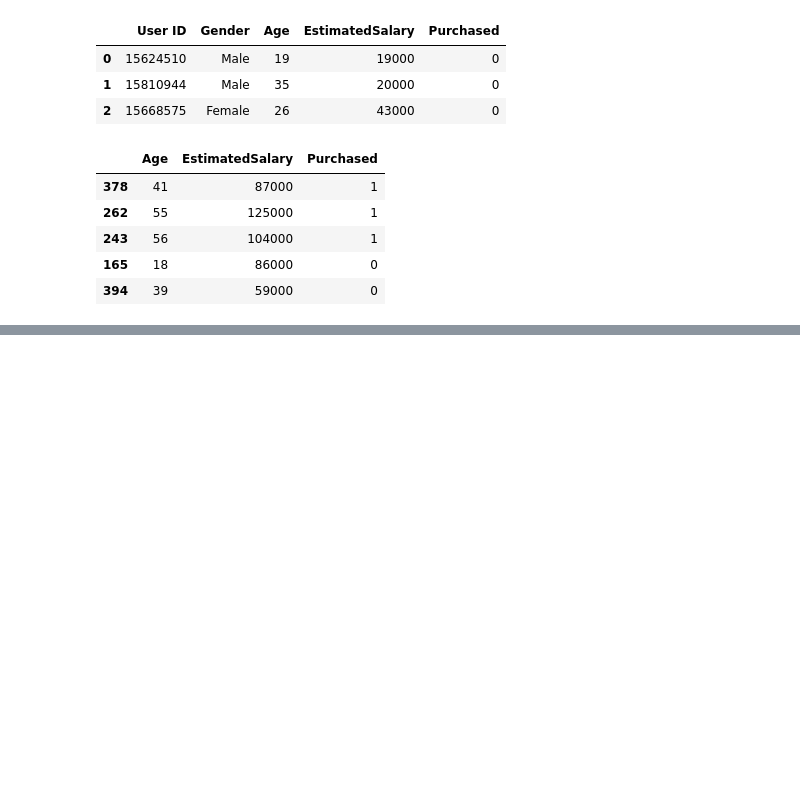
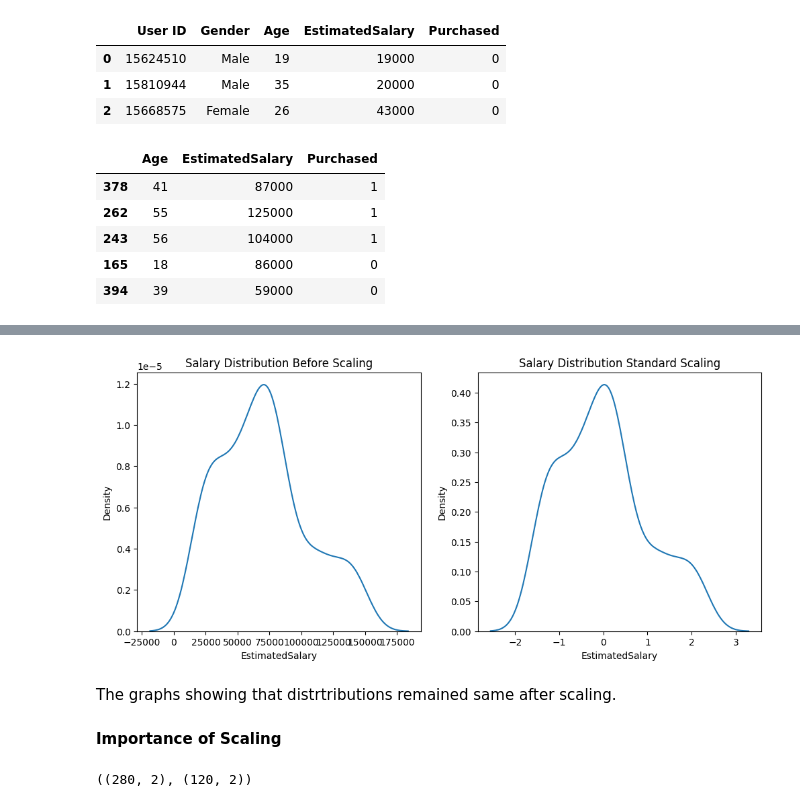
Before and after one commit to samiha-mahin/Data-Analysis, a Jupyter notebook: Feature_Engineering.ipynb, the cells around one changed output, grey strips where cells are left out. Drawn from its saved outputs; the diff is of its cells as text; code cells hidden in the pictures; blank space fills up the shorter version.

```diff
--- a/Feature_Engineering.ipynb
+++ b/Feature_Engineering.ipynb
@@ -75,0 +267,18 @@ df.sample(5)
+# %%
+fig, (ax1, ax2) = plt.subplots(ncols=2, figsize=(12, 5))
+
+# before scaling
+ax1.set_title('Salary Distribution Before Scaling')
+sns.kdeplot(x_train['EstimatedSalary'], ax=ax1)
+
+# after scaling
+ax2.set_title('Salary Distribution Standard Scaling')
+sns.kdeplot(X_train_scaled['EstimatedSalary'], ax=ax2)
+
+plt.show()
+# %% [output]
+[figure, added]
+# %% [markdown]
+The graphs showing that distrtributions remained same after scaling.
+# %% [markdown]
+**Importance of Scaling**
@@ -75,0 +290,6 @@ df.sample(5)
+# %%
+from sklearn.model_selection import train_test_split
+x_train, x_test , y_train , y_test = train_test_split(df.drop('Purchased', axis=1), df['Purchased'], test_size=0.3, random_state=0)
+x_train.shape, x_test.shape
+# %% [output]
+((280, 2), (120, 2))
```
Also changed, not shown: parts of 25 cells of this notebook.
